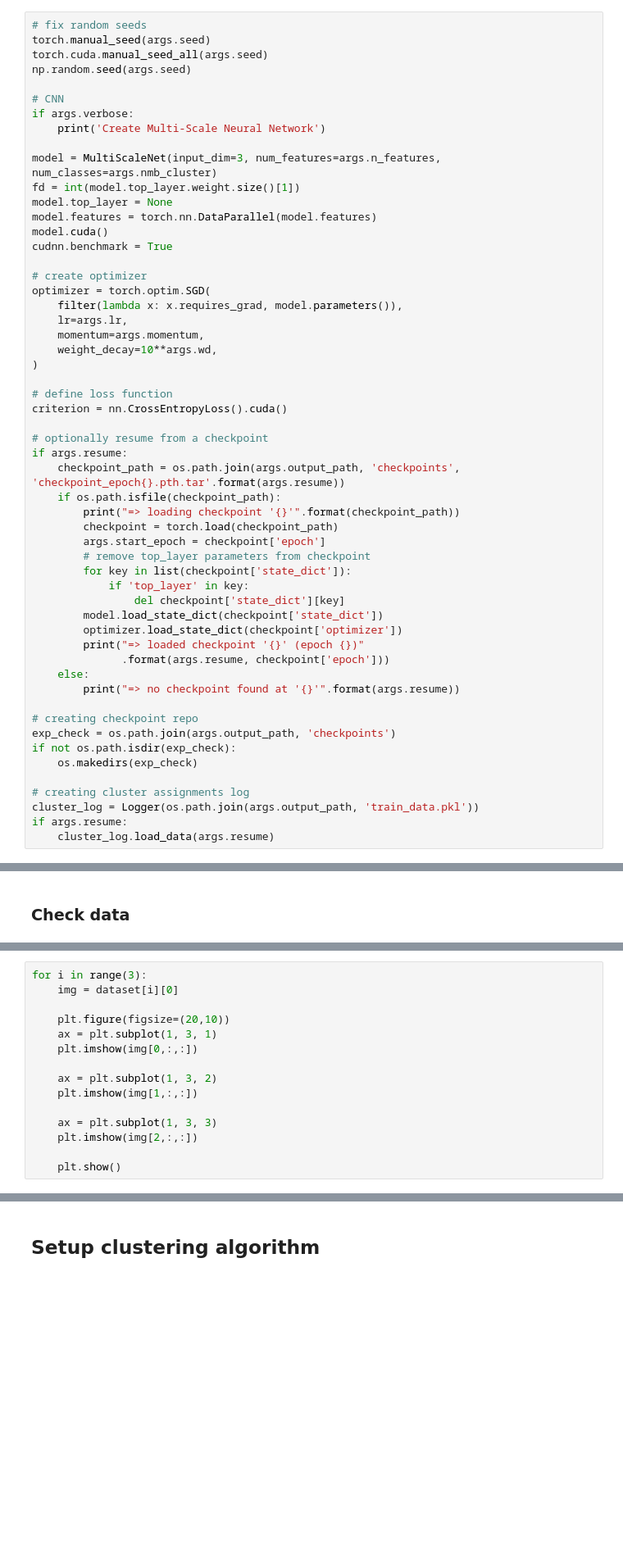
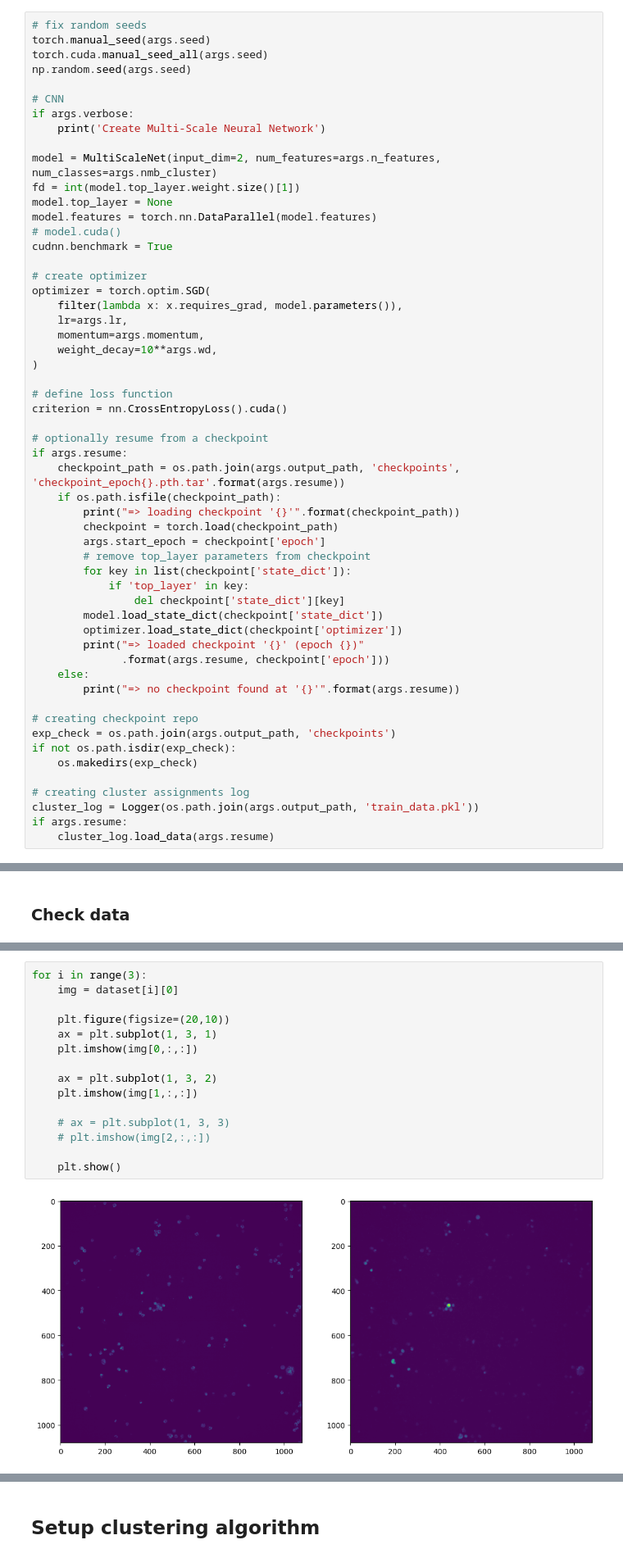
Before and after one commit to worldteacher-global/UMM-Discovery, a Jupyter notebook: UMM_discovery_BBBC021.ipynb, the cells around one changed output, grey strips where cells are left out. Shown at 82% size. Cells and saved outputs as stored; diff of their text form; blank space fills up the shorter version.

```diff
--- a/UMM_discovery_BBBC021.ipynb
+++ b/UMM_discovery_BBBC021.ipynb
@@ -238,11 +249,11 @@ np.random.seed(args.seed)
 if args.verbose:
     print('Create Multi-Scale Neural Network')
 
-model = MultiScaleNet(input_dim=3, num_features=args.n_features, num_classes=args.nmb_cluster)
+model = MultiScaleNet(input_dim=2, num_features=args.n_features, num_classes=args.nmb_cluster)
 fd = int(model.top_layer.weight.size()[1])
 model.top_layer = None
 model.features = torch.nn.DataParallel(model.features)
-model.cuda()
+# model.cuda()
 cudnn.benchmark = True
 
 # create optimizer
@@ -345,15 +358,17 @@ dataset.get_df().shape
 # %%
 for i in range(3):
     img = dataset[i][0]
 
     plt.figure(figsize=(20,10))
     ax = plt.subplot(1, 3, 1)
     plt.imshow(img[0,:,:])
 
     ax = plt.subplot(1, 3, 2)
     plt.imshow(img[1,:,:])
 
-    ax = plt.subplot(1, 3, 3)
-    plt.imshow(img[2,:,:])
+    # ax = plt.subplot(1, 3, 3)
+    # plt.imshow(img[2,:,:])
 
     plt.show()
+# %% [output]
+[figure, added]
```
Also changed, not shown: parts of 11 cells of this notebook, 3 other files.
